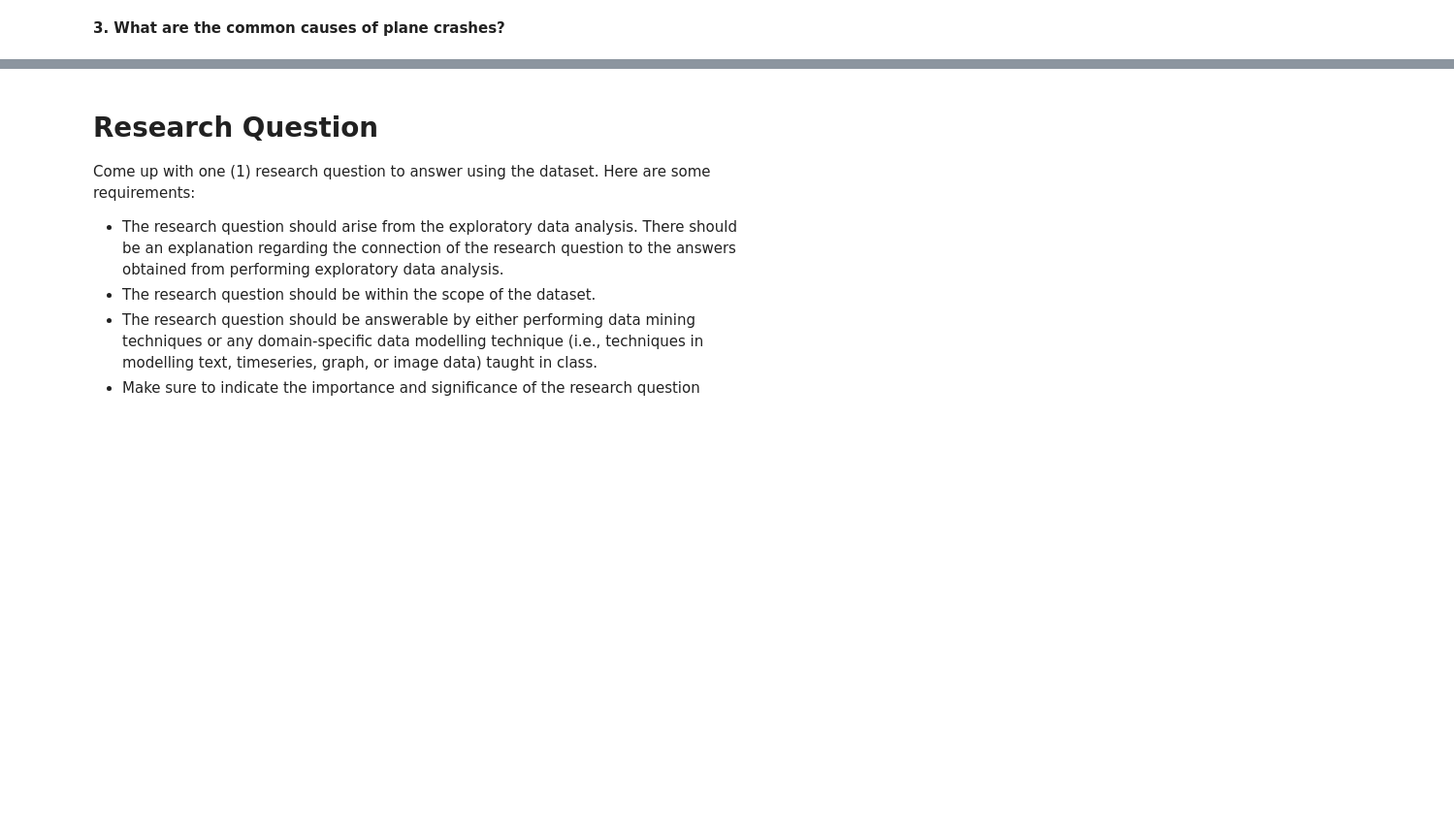
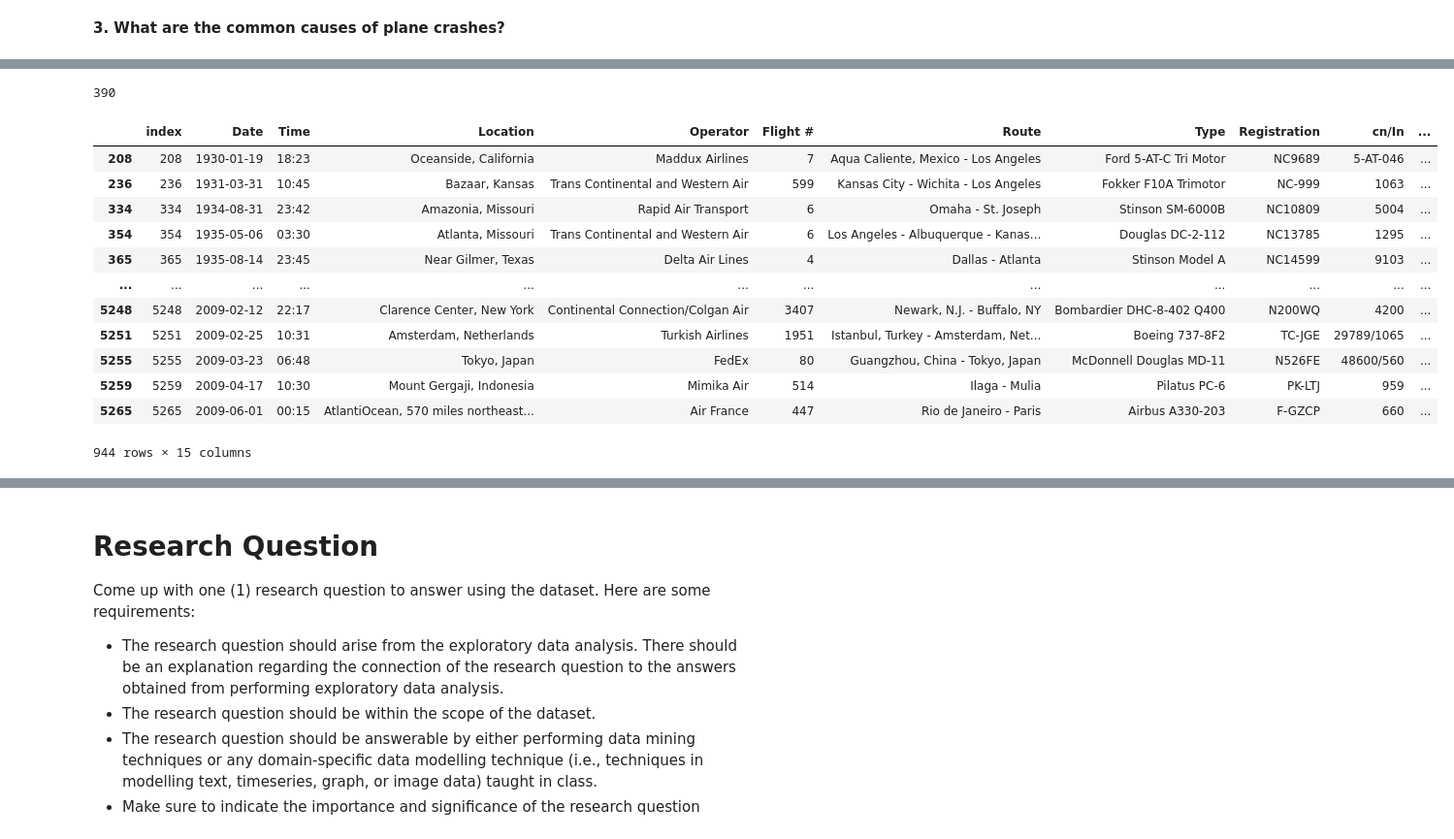
Before and after one commit to samueluy/CSMODEL-5, a Jupyter notebook: csmodel-5-phase-1.ipynb, the cells around one changed output, grey strips where cells are left out. Shown at 97% size. Saved outputs shown, nothing was run; the diff lists cells and outputs as text; code cells hidden in the pictures; blank space fills up the shorter version.

```diff
--- a/csmodel-5-phase-1.ipynb
+++ b/csmodel-5-phase-1.ipynb
@@ -196,0 +139,9 @@ There is a sudden jump of fatalities during the second decade. A possible cause
+# %%
+def to_lower_case(text_series):
+
+    return text_series.str.lower()
+# %%
+airplane_df3 = airplane_df.copy()
+# %%
+airplane_df3['lower_summary'] = to_lower_case(airplane_df3['Summary'])
+airplane_df3['lower_summary']
@@ -196,0 +161,21 @@ There is a sudden jump of fatalities during the second decade. A possible cause
+# %%
+airplane_df3['lower_summary'].isna().sum()
+# %% [output]
+390
+# %%
+# since the number of NaN is relatively insignificant compared to the number of entries we can drop them
+airplane_df3.dropna()
+# %% [output]
+|  | index | Date | Time | Location | Operator | Flight # | Route | Type | Registration | cn/In | ... |
+| 208 | 208 | 1930-01-19 | 18:23 | Oceanside, California | Maddux Airlines | 7 | Aqua Caliente, Mexico - Los Angeles | Ford 5-AT-C Tri Motor | NC9689 | 5-AT-046 | ... |
+| 236 | 236 | 1931-03-31 | 10:45 | Bazaar, Kansas | Trans Continental and Western Air | 599 | Kansas City - Wichita - Los Angeles | Fokker F10A Trimotor | NC-999 | 1063 | ... |
+| 334 | 334 | 1934-08-31 | 23:42 | Amazonia, Missouri | Rapid Air Transport | 6 | Omaha - St. Joseph | Stinson SM-6000B | NC10809 | 5004 | ... |
+| 354 | 354 | 1935-05-06 | 03:30 | Atlanta, Missouri | Trans Continental and Western Air | 6 | Los Angeles - Albuquerque - Kanas... | Douglas DC-2-112 | NC13785 | 1295 | ... |
+| 365 | 365 | 1935-08-14 | 23:45 | Near Gilmer, Texas | Delta Air Lines | 4 | Dallas - Atlanta | Stinson Model A | NC14599 | 9103 | ... |
+| ... | ... | ... | ... | ... | ... | ... | ... | ... | ... | ... | ... |
+| 5248 | 5248 | 2009-02-12 | 22:17 | Clarence Center, New York | Continental Connection/Colgan Air | 3407 | Newark, N.J. - Buffalo, NY | Bombardier DHC-8-402 Q400 | N200WQ | 4200 | ... |
+| 5251 | 5251 | 2009-02-25 | 10:31 | Amsterdam, Netherlands | Turkish Airlines | 1951 | Istanbul, Turkey - Amsterdam, Net... | Boeing 737-8F2 | TC-JGE | 29789/1065 | ... |
+| 5255 | 5255 | 2009-03-23 | 06:48 | Tokyo, Japan | FedEx | 80 | Guangzhou, China - Tokyo, Japan | McDonnell Douglas MD-11 | N526FE | 48600/560 | ... |
+| 5259 | 5259 | 2009-04-17 | 10:30 | Mount Gergaji, Indonesia | Mimika Air | 514 | Ilaga - Mulia | Pilatus PC-6 | PK-LTJ | 959 | ... |
+| 5265 | 5265 | 2009-06-01 | 00:15 | AtlantiOcean, 570 miles northeast... | Air France | 447 | Rio de Janeiro - Paris | Airbus A330-203 | F-GZCP | 660 | ... |
+944 rows × 15 columns
```
Also changed, not shown: parts of 12 cells of this notebook.
